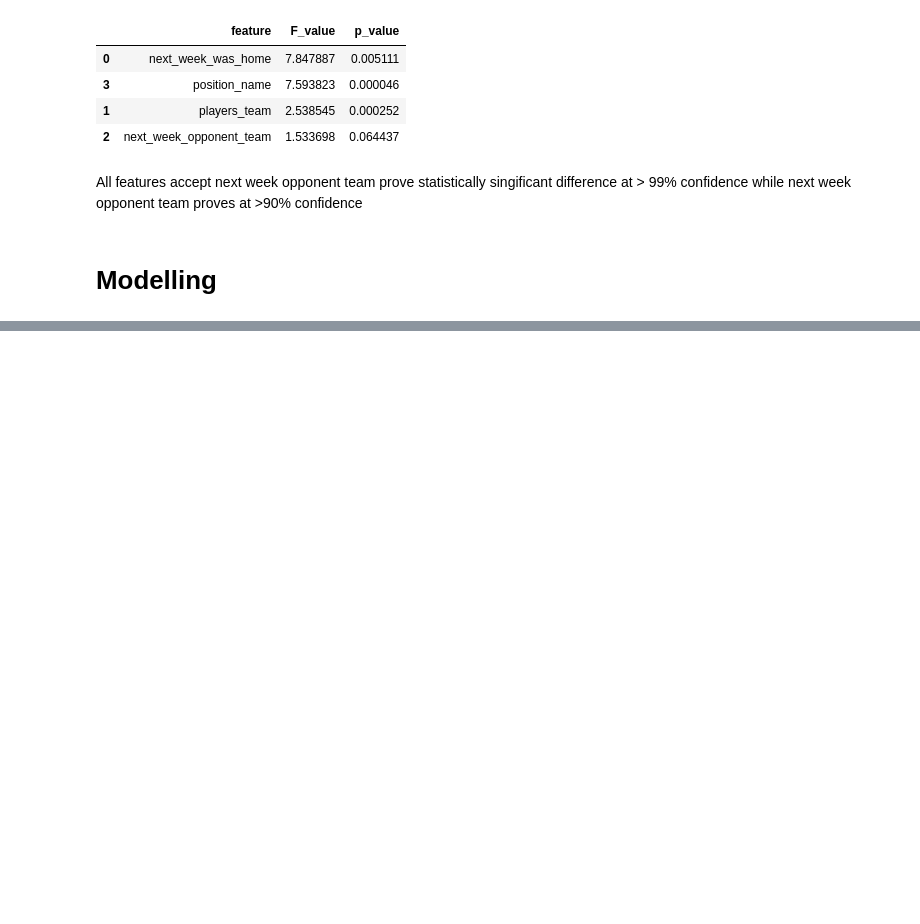
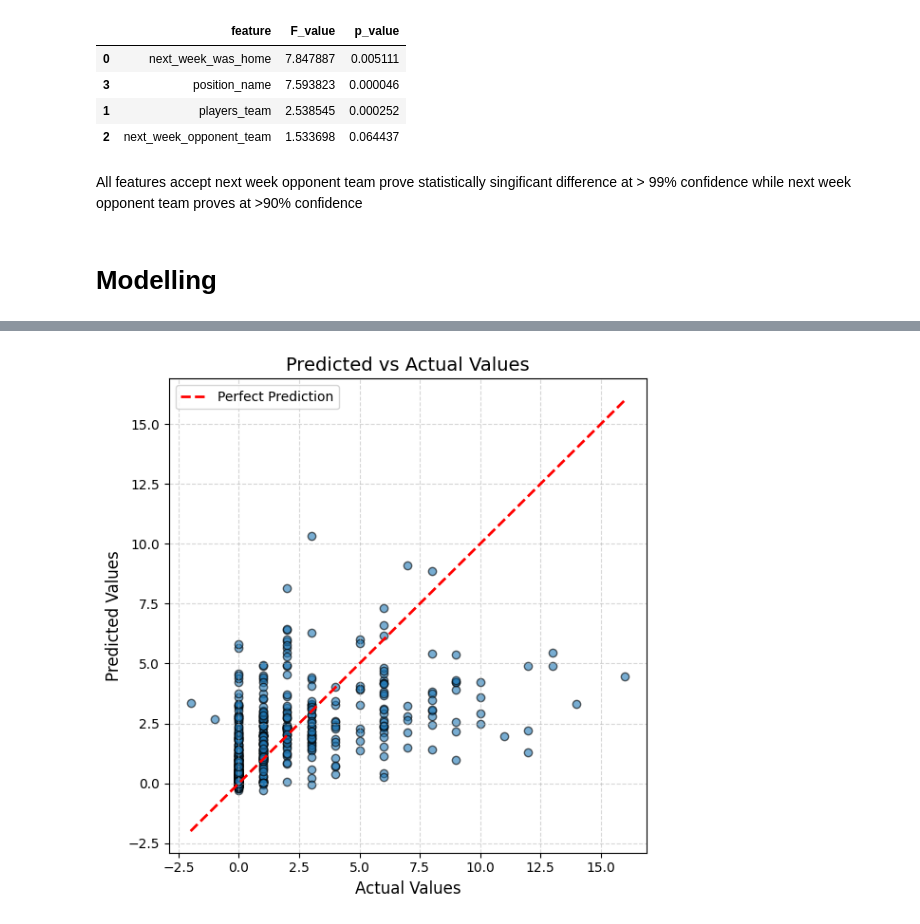
Before and after one commit to emolloy123/FPL-Modelling, a Jupyter notebook: fpl-modelling/notebooks/modelling..ipynb, the cells around one changed output, grey strips where cells are left out. Saved outputs shown, nothing was run; the diff lists cells and outputs as text; code cells hidden in the pictures; blank space fills up the shorter version.

Commit message:
start data processing

```diff
--- a/fpl-modelling/notebooks/modelling..ipynb
+++ b/fpl-modelling/notebooks/modelling..ipynb
@@ -307,24 +306,0 @@ All features accept next week opponent team prove statistically singificant diff
-# %%
-def prepare_df_at_gameweek(current_gameweek, arg_df, target_col):
-    """
-    Given current gameweek, use features from that gameweek to predict
-    total points over the next 3 gameweeks.
-
-    Example: current_gameweek=5 uses features from GW5 to predict points in GW6+7+8
-    """
-    # Get features from the current gameweek
-    X = arg_df[arg_df['round'] == current_gameweek].copy()
-
-    # Define next 3 gameweeks to predict
-    next_weeks = [current_gameweek + 1, current_gameweek + 2, current_gameweek + 3]
-
-    # Get target data for next 3 gameweeks
-    target_data = arg_df[arg_df['round'].isin(next_weeks)][['player_id', 'round', target_col]]
-
-    # Sum points for the next 3 gameweeks per player
-    y = target_data.groupby('player_id')[target_col].sum().reset_index(name='target')
-
-    # Merge features and target
-    df_final = pd.merge(X, y, on='player_id', how='inner')
-
-    return df_final
@@ -404,0 +656,20 @@ MAE: 1.055, RMSE: 2.249, R²: 0.213, MAPE: 133158775258564368.000%
+# %%
+import matplotlib.pyplot as plt
+
+plt.figure(figsize=(6, 6))
+plt.scatter(y_test, y_test_pred, alpha=0.6, edgecolor='k')
+
+# Labels and formatting
+plt.title("Predicted vs Actual Values", fontsize=14)
+plt.xlabel("Actual Values", fontsize=12)
+plt.ylabel("Predicted Values", fontsize=12)
+
+# Reference line (perfect predictions)
+lims = [min(y_test.min(), y_test_pred.min()), max(y_test.max(), y_test_pred.max())]
+plt.plot(lims, lims, 'r--', lw=2, label='Perfect Prediction')
+
+plt.legend()
+plt.grid(True, linestyle='--', alpha=0.5)
+plt.tight_layout()
+plt.show()
+# %% [output]
@@ -404,0 +677 @@ MAE: 1.055, RMSE: 2.249, R²: 0.213, MAPE: 133158775258564368.000%
+[figure, added]
```
Also changed, not shown: parts of 25 cells of this notebook, 10 other files.
